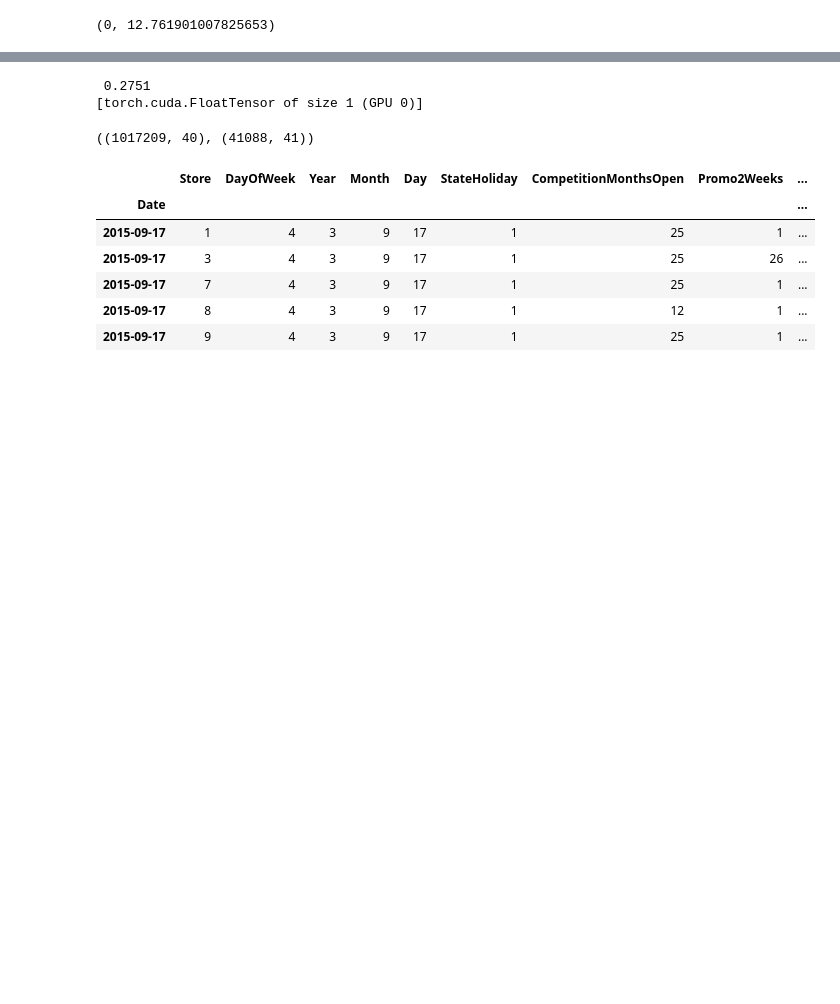
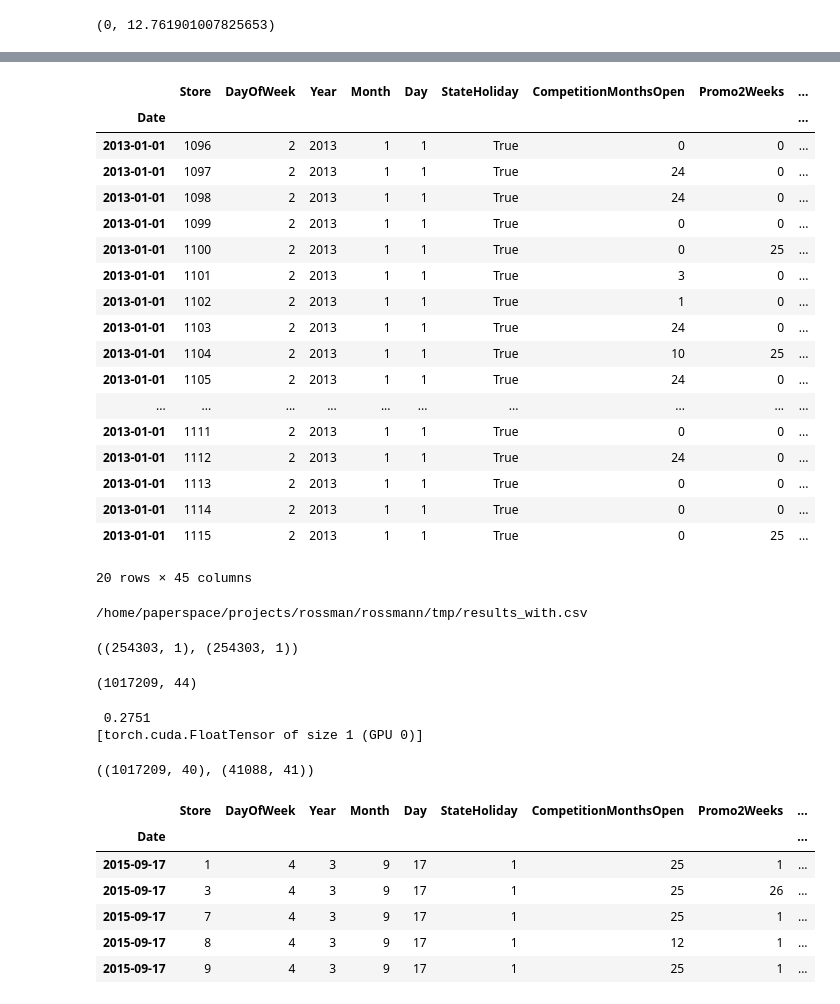
Before and after one commit to EtemKavak/StoreSales, a Jupyter notebook: rossman_fastai.ipynb, the cells around one changed output, grey strips where cells are left out. Saved outputs shown, nothing was run; the diff lists cells and outputs as text; code cells hidden in the pictures; blank space fills up the shorter version.

Commit message:
Added creation and output of result datafile based upon the whole training dataset

```diff
--- a/rossman_fastai.ipynb
+++ b/rossman_fastai.ipynb
@@ -874,0 +865,7 @@ m.fit(lr, 2, metrics=[exp_rmspe], cycle_len=4)
+# %%
+joined_test[dep] = 0
+joined_test = joined_test[cat_vars+contin_vars+[dep, 'Date', 'Id']].copy()
+# %%
+for v in cat_vars: joined[v] = joined[v].astype('category').cat.as_ordered()
+#for v in cat_vars: joined_test[v] = joined_test[v].astype('category').cat.as_ordered()
+# The above line is not needed since the following cell does the same thing
@@ -875,3 +875,7 @@ m.fit(lr, 2, metrics=[exp_rmspe], cycle_len=4)
+# %%
+for v in contin_vars:
+    joined[v] = joined[v].astype('float32')
+    joined_test[v] = joined_test[v].astype('float32')
 # %%
 samp_size = n
 joined_samp = joined.set_index("Date")
@@ -958,4 +961,4 @@ m.save('val_with_closed')
 # %%
-m.load('val_with_closed')
+m.load('Full_model_with_closed_dates')
 # %%
 x,y=m.predict_with_targs()
@@ -961,0 +978,29 @@ x,y=m.predict_with_targs()
+# %%
+pred_sales=inv_y(x)
+sales=inv_y(y)
+results=joined_samp
+results['Chk_Sales'] = 0.0
+results['Pred']=0.0
+results.iloc[val_idx,-2]=sales
+results.iloc[val_idx,-1]=pred_sales
+results.tail(20)
+# %% [output]
+|  | Store | DayOfWeek | Year | Month | Day | StateHoliday | CompetitionMonthsOpen | Promo2Weeks | ... |
+| Date |  |  |  |  |  |  |  |  | ... |
+| 2013-01-01 | 1096 | 2 | 2013 | 1 | 1 | True | 0 | 0 | ... |
+| 2013-01-01 | 1097 | 2 | 2013 | 1 | 1 | True | 24 | 0 | ... |
+| 2013-01-01 | 1098 | 2 | 2013 | 1 | 1 | True | 24 | 0 | ... |
+| 2013-01-01 | 1099 | 2 | 2013 | 1 | 1 | True | 0 | 0 | ... |
+| 2013-01-01 | 1100 | 2 | 2013 | 1 | 1 | True | 0 | 25 | ... |
+| 2013-01-01 | 1101 | 2 | 2013 | 1 | 1 | True | 3 | 0 | ... |
+| 2013-01-01 | 1102 | 2 | 2013 | 1 | 1 | True | 1 | 0 | ... |
+| 2013-01-01 | 1103 | 2 | 2013 | 1 | 1 | True | 24 | 0 | ... |
+| 2013-01-01 | 1104 | 2 | 2013 | 1 | 1 | True | 10 | 25 | ... |
+| 2013-01-01 | 1105 | 2 | 2013 | 1 | 1 | True | 24 | 0 | ... |
+| ... | ... | ... | ... | ... | ... | ... | ... | ... | ... |
+| 2013-01-01 | 1111 | 2 | 2013 | 1 | 1 | True | 0 | 0 | ... |
+| 2013-01-01 | 1112 | 2 | 2013 | 1 | 1 | True | 24 | 0 | ... |
+| 2013-01-01 | 1113 | 2 | 2013 | 1 | 1 | True | 0 | 0 | ... |
+| 2013-01-01 | 1114 | 2 | 2013 | 1 | 1 | True | 0 | 0 | ... |
+| 2013-01-01 | 1115 | 2 | 2013 | 1 | 1 | True | 0 | 25 | ... |
+20 rows × 45 columns
@@ -962,3 +1010,15 @@ x,y=m.predict_with_targs()
+# %%
+FileLink(csv_results)
+# %% [output]
+/home/paperspace/projects/rossman/rossmann/tmp/results_with.csv
+# %%
+x.shape, y.shape
+# %% [output]
+((254303, 1), (254303, 1))
+# %%
+joined.shape
+# %% [output]
+(1017209, 44)
 # %%
 exp_rmspe(x,y)
 # %% [output]
```
Also changed, not shown: parts of 53 cells of this notebook.
